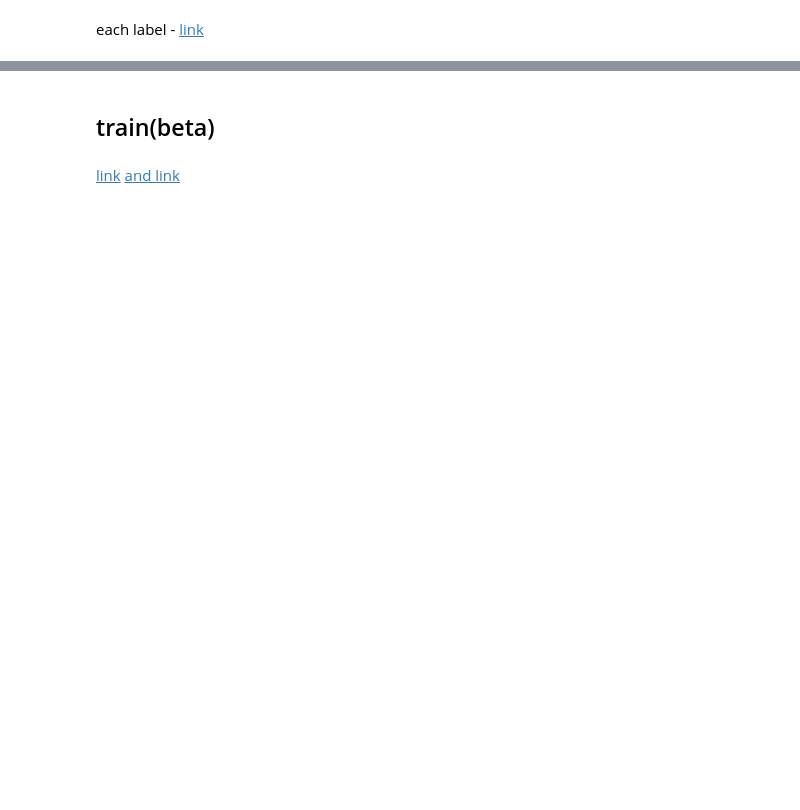
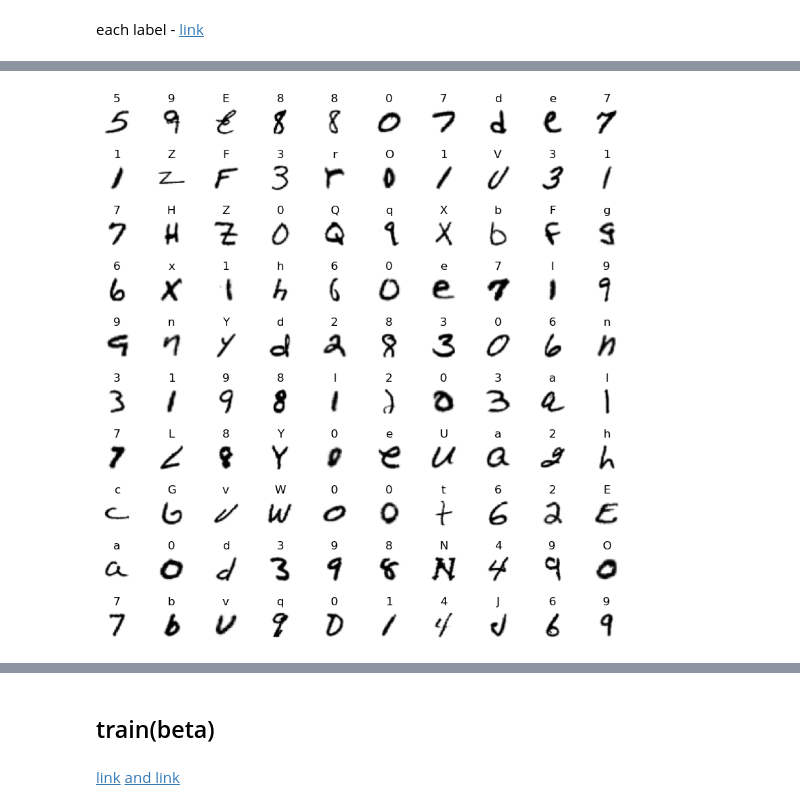
Before and after one commit to nonameR9077/CNNproject-2024-1, a Jupyter notebook: EMNIST.ipynb, the cells around one changed output, grey strips where cells are left out. Cells and saved outputs as stored; diff of their text form; code cells hidden in the pictures; blank space fills up the shorter version.

```diff
--- a/EMNIST.ipynb
+++ b/EMNIST.ipynb
@@ -330,3 +333,0 @@ print(info.features[])
-# %%
-labels = set(train_bal["label"].unique())
-print(labels)
@@ -370,0 +375,21 @@ for i, j in enumerate(axes.flat):
+# %%
+cnt = 0
+
+# this enables to treat tensors like numpy
+tf.experimental.numpy.experimental_enable_numpy_behavior()
+
+import matplotlib.cm as cm
+
+train_sub = train.take(100)
+
+plt.figure(figsize=(10,10))
+plt.subplots_adjust(hspace=1)
+i = 0
+for images, labels in train_sub:
+    ax = plt.subplot(10,10,i+1)
+    plt.imshow(images.reshape((28,28)).transpose(), cmap="binary")
+    plt.title(classes[labels.numpy()])
+    plt.axis("off")
+    i = i + 1
+# %% [output]
+[figure, added]
```
Also changed, not shown: parts of 37 cells of this notebook, 11 other files.
